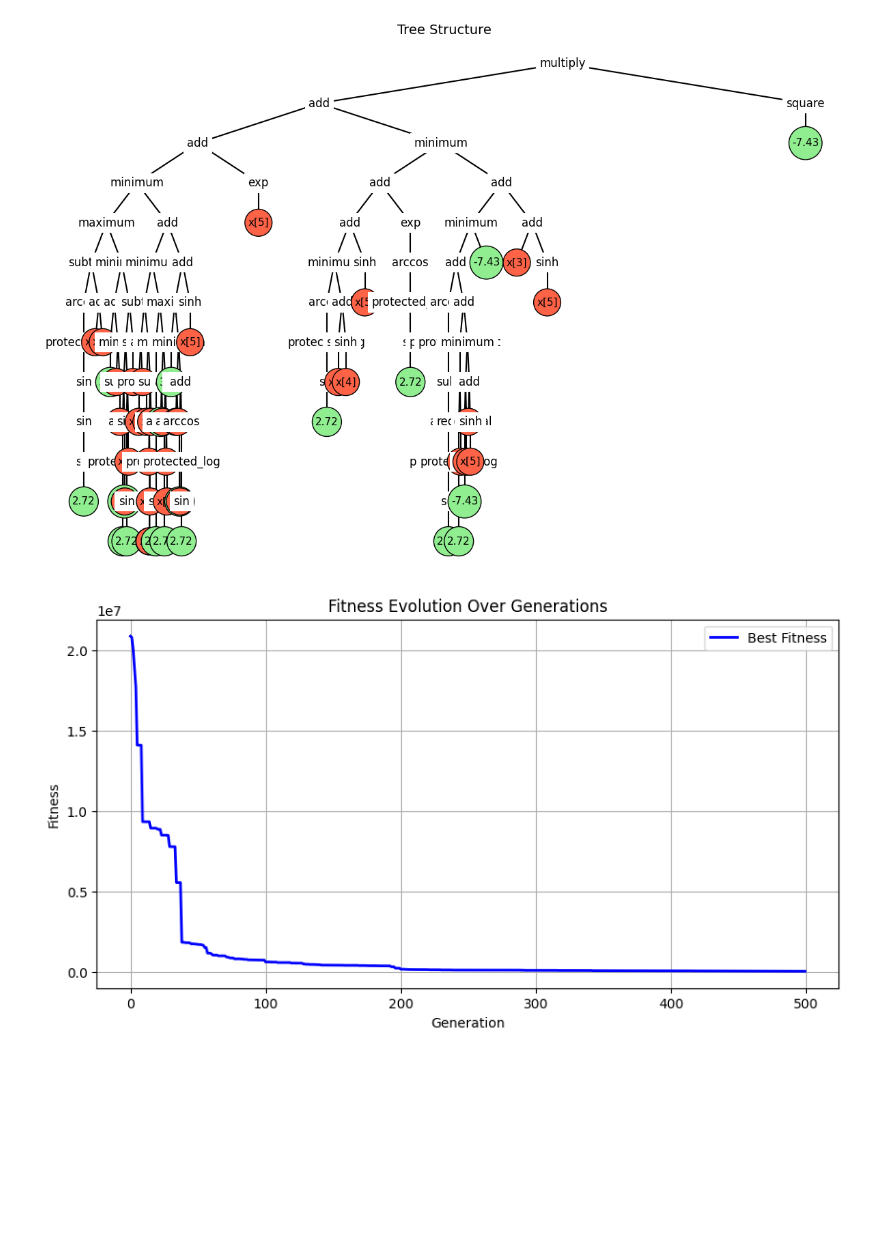
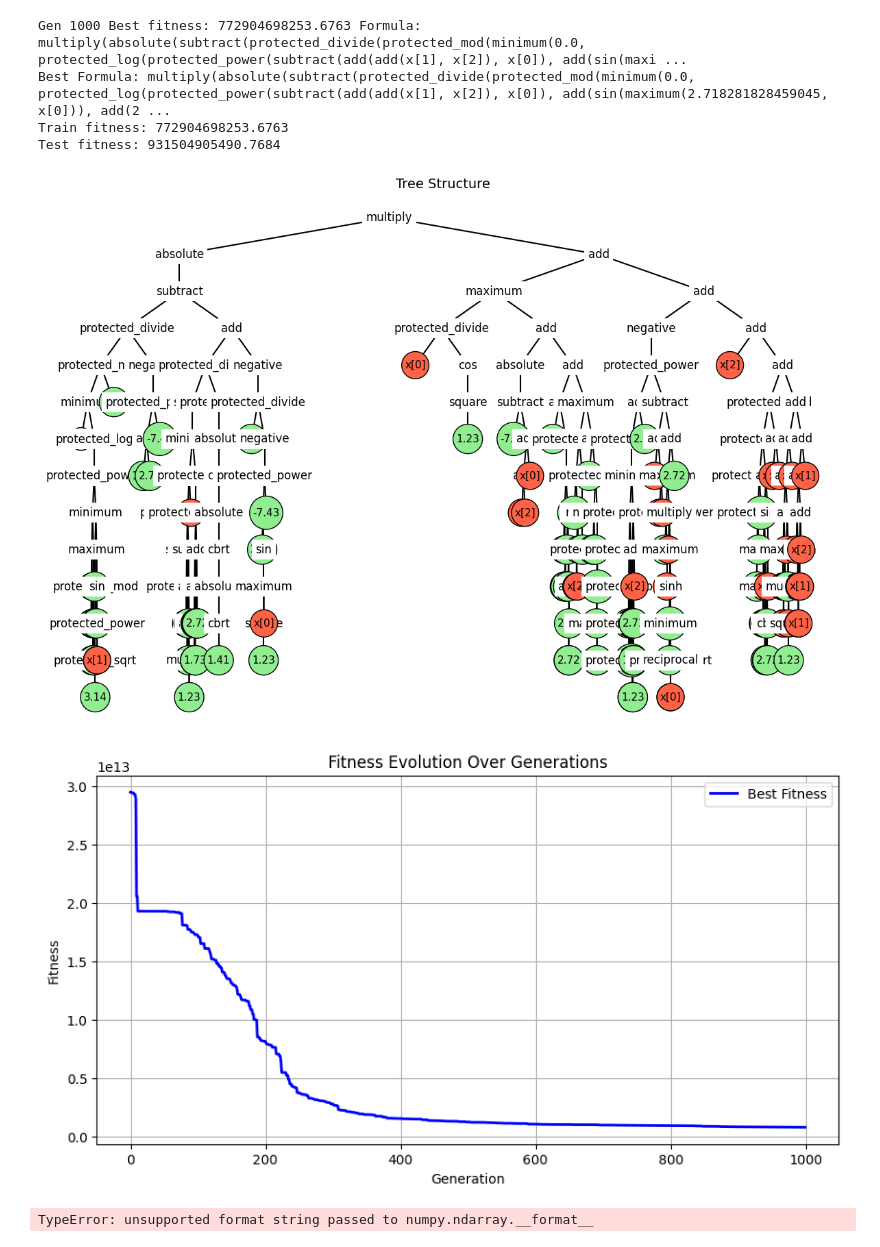
Before and after one commit to criicky/testCI2024, a Jupyter notebook: symbolicRegression.ipynb, the cells around one changed output. Drawn from its saved outputs; the diff is of its cells as text; code cells hidden in the pictures; blank space fills up the shorter version.

```diff
--- a/symbolicRegression.ipynb
+++ b/symbolicRegression.ipynb
@@ -8,7 +8,7 @@ import protectedOperators
 # %%
 NUM_ISLANDS = 5
 ISLAND_SIZE = 100
-GENERATIONS = 500
+GENERATIONS = 1000
 MAX_DEPTH = 13
 MUTATION_RATE = 0.3
 TOURNAMENT_SIZE = 3
@@ -28,7 +28,7 @@ def plot_fitness_trend(fitness_history):
     plt.grid()
     plt.show()
 
-def plot_predictions(y_test, y_pred):
+def plot_predictions(y_test, y_pred, fitness):
     sorted_idx = np.argsort(y_test)
     y_test_sorted = np.array(y_test)[sorted_idx]
     y_pred_sorted = np.array(y_pred)[sorted_idx]
@@ -37,7 +37,7 @@ def plot_predictions(y_test, y_pred):
     plt.plot(y_pred_sorted, label="Prediction", color="blue", linewidth=1)
     plt.xlabel("Index")
     plt.ylabel("Value")
-    plt.title("Actual vs Predicted")
+    plt.title(f"Actual vs Predicted - Fitness: {fitness:.4f}")
     plt.legend()
     plt.grid()
     plt.show()
@@ -158,8 +158,8 @@ def run_sym_reg_gp(problem_num):
 
     best_tree.plot()
     plot_fitness_trend(history)
-    plot_predictions(y_test, y_pred)
+    plot_predictions(y_test, y_pred, test_tree.fitness)
 # %%
 np.seterr(all='ignore')
-run_sym_reg_gp(8)
+run_sym_reg_gp(2)
 # %% [output]
@@ -172,2 +171,7 @@ Test fitness: 68618.48372182332
+Gen 1000 Best fitness: 772904698253.6763 Formula: multiply(absolute(subtract(protected_divide(protected_mod(minimum(0.0, protected_log(protected_power(subtract(add(add(x[1], x[2]), x[0]), add(sin(maxi ...
+Best Formula: multiply(absolute(subtract(protected_divide(protected_mod(minimum(0.0, protected_log(protected_power(subtract(add(add(x[1], x[2]), x[0]), add(sin(maximum(2.718281828459045, x[0])), add(2 ...
+Train fitness: 772904698253.6763
+Test fitness: 931504905490.7684
-[figure, old version]
+[figure, new version]
-[figure, old version]
+[figure, new version]
+TypeError: unsupported format string passed to numpy.ndarray.__format__
```
Also changed, not shown: parts of 1 cell of this notebook.
